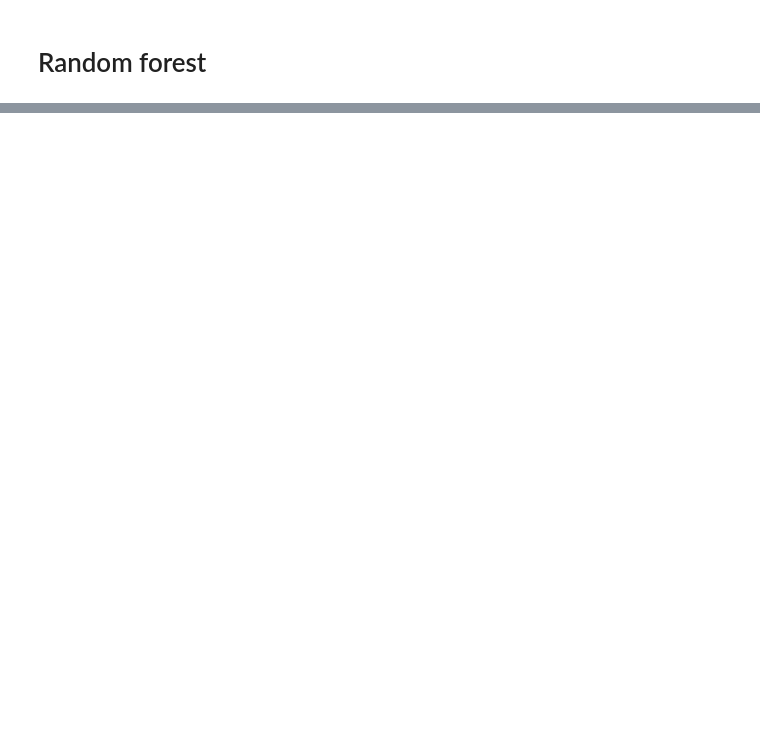
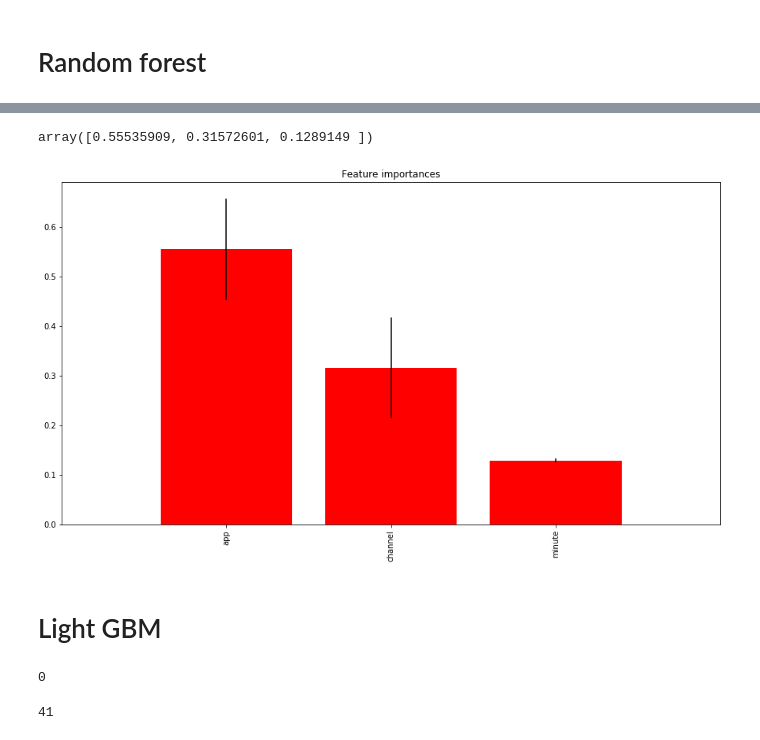
Before and after one commit to emmygold1/kaggle_proj, a Jupyter notebook: talking_data/notebooks/aggregated_clicks.ipynb, the cells around one changed output, grey strips where cells are left out. Cells and saved outputs as stored; diff of their text form; code cells hidden in the pictures; blank space fills up the shorter version.

```diff
--- a/talking_data/notebooks/aggregated_clicks.ipynb
+++ b/talking_data/notebooks/aggregated_clicks.ipynb
@@ -297,4 +197,0 @@ Name: is_attributed, dtype: int64
-# %%
-%%time
-for i in range(len(train)//batch_size+1):
-    rfc.fit(train.iloc[i*batch_size:(i+1)*batch_size, features], train.iloc[i*batch_size:(i+1)*batch_size, 5])
@@ -321,0 +202,3 @@ roc_auc_score(train.iloc[:1000000, -1], pred_prob[:, 1])
+# %%
+%%time
+rfc.fit(train.loc[:, input_features], train.loc[:, label])
@@ -321,0 +346,21 @@ roc_auc_score(train.iloc[:1000000, -1], pred_prob[:, 1])
+# %%
+importance = rfc.feature_importances_
+# %%
+importance
+# %% [output]
+array([0.55535909, 0.31572601, 0.1289149 ])
+# %%
+importance_std = np.std([tree.feature_importances_ for tree in rfc.estimators_], axis=0)
+# %%
+indices = np.argsort(importance)[::-1]
+features = [input_features[i] for i in indices]
+plt.figure(figsize=(15, 8))
+plt.title("Feature importances")
+plt.bar(range(train.loc[:, input_features].shape[1]), importance[indices], color="r", yerr=importance_std[indices], align="center")
+plt.xticks(range(train.loc[:, input_features].shape[1]), features, rotation=90)
+plt.xlim([-1, train.loc[:, input_features].shape[1]])
+plt.show()
+# %% [output]
+[figure, added]
+# %% [markdown]
+# Light GBM
@@ -321,0 +378,4 @@ roc_auc_score(train.iloc[:1000000, -1], pred_prob[:, 1])
+# %%
+gc.collect()
+# %% [output]
+0
@@ -321,0 +414,4 @@ roc_auc_score(train.iloc[:1000000, -1], pred_prob[:, 1])
+# %%
+gc.collect()
+# %% [output]
+41
```
Also changed, not shown: parts of 124 cells of this notebook, 1 other file.
